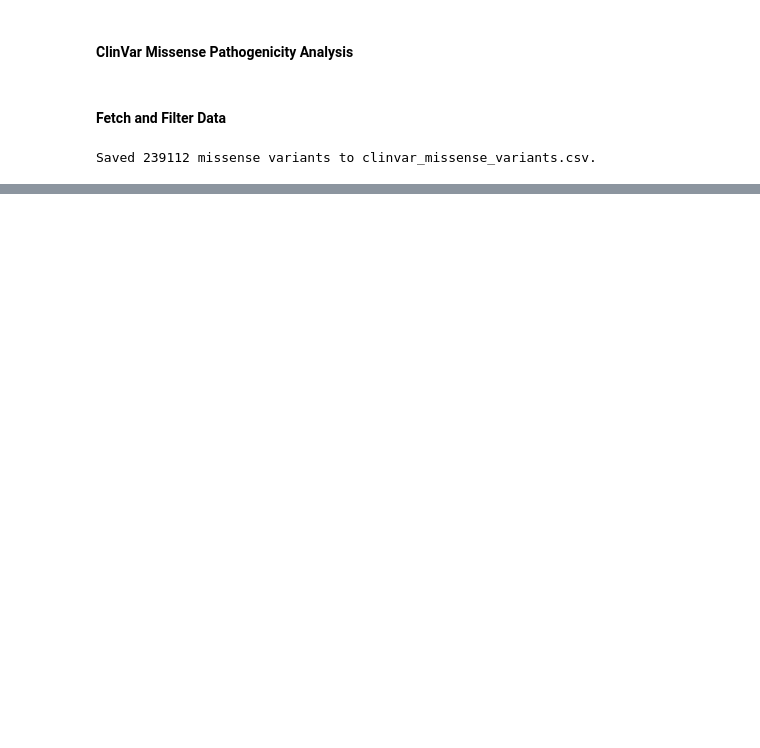
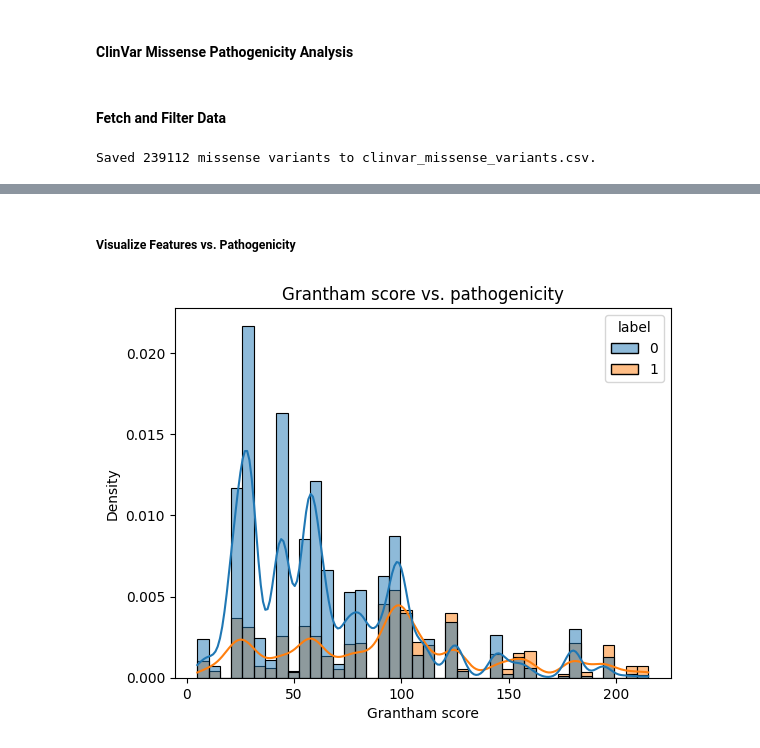
Before and after one commit to avnishkn/missense-pathogenicity, a Jupyter notebook: missense-pathogenicity.ipynb, the cells around one changed output, grey strips where cells are left out. Drawn from its saved outputs; the diff is of its cells as text; code cells hidden in the pictures; blank space fills up the shorter version.

Commit message:
Feature Visualization

```diff
--- a/missense-pathogenicity.ipynb
+++ b/missense-pathogenicity.ipynb
@@ -105,0 +110,7 @@ Saved 239112 missense variants to clinvar_missense_variants.csv.
+# %%
+# Load pre-parsed ClinVar VCF
+clinvar_df = pd.read_csv("clinvar_missense_variants.csv")
+
+# Inspect
+clinvar_df.head()
+clinvar_df[clinvar_df['protein_change'].notna()]
@@ -105,0 +161,14 @@ Saved 239112 missense variants to clinvar_missense_variants.csv.
+# %%
+# Convert to 1-letter codes
+clinvar_df['aa_ref'] = clinvar_df['aa_ref_3'].map(AA3_to_1)
+clinvar_df['aa_alt'] = clinvar_df['aa_alt_3'].map(AA3_to_1)
+
+# Drop rows with missing or invalid amino acid codes
+valid_aas = set("ARNDCQEGHILKMFPSTWYV")
+clinvar_df = clinvar_df[
+    clinvar_df['aa_ref'].isin(valid_aas) &
+    clinvar_df['aa_alt'].isin(valid_aas)
+]
+
+# Drop rows with missing position
+clinvar_df = clinvar_df[clinvar_df['aa_pos'].notna()]
@@ -105,0 +209,10 @@ Saved 239112 missense variants to clinvar_missense_variants.csv.
+# %%
+# Convert ClinicalSignificance to binary for analysis
+
+clinvar_df['label'] = clinvar_df['ClinicalSignificance'].map({
+    'Pathogenic': 1,
+    'Likely pathogenic': 1,
+    'Benign': 0,
+    'Likely benign': 0
+})
+clinvar_df = clinvar_df[clinvar_df['label'].notna()]
@@ -105,0 +221,15 @@ Saved 239112 missense variants to clinvar_missense_variants.csv.
+# %% [markdown]
+##### Visualize Features vs. Pathogenicity
+# %%
+# df = pd.read_csv("clinvar_missense_with_features.csv")
+df = clinvar_df.copy()
+# %%
+# Plot distribution of Grantham scores
+
+sns.histplot(data=df, x='grantham', hue='label', bins=40, kde=True, stat="density")
+plt.title("Grantham score vs. pathogenicity")
+plt.xlabel("Grantham score")
+plt.ylabel("Density")
+plt.show();
+# %% [output]
+[figure, added]
```
Also changed, not shown: parts of 9 cells of this notebook.
